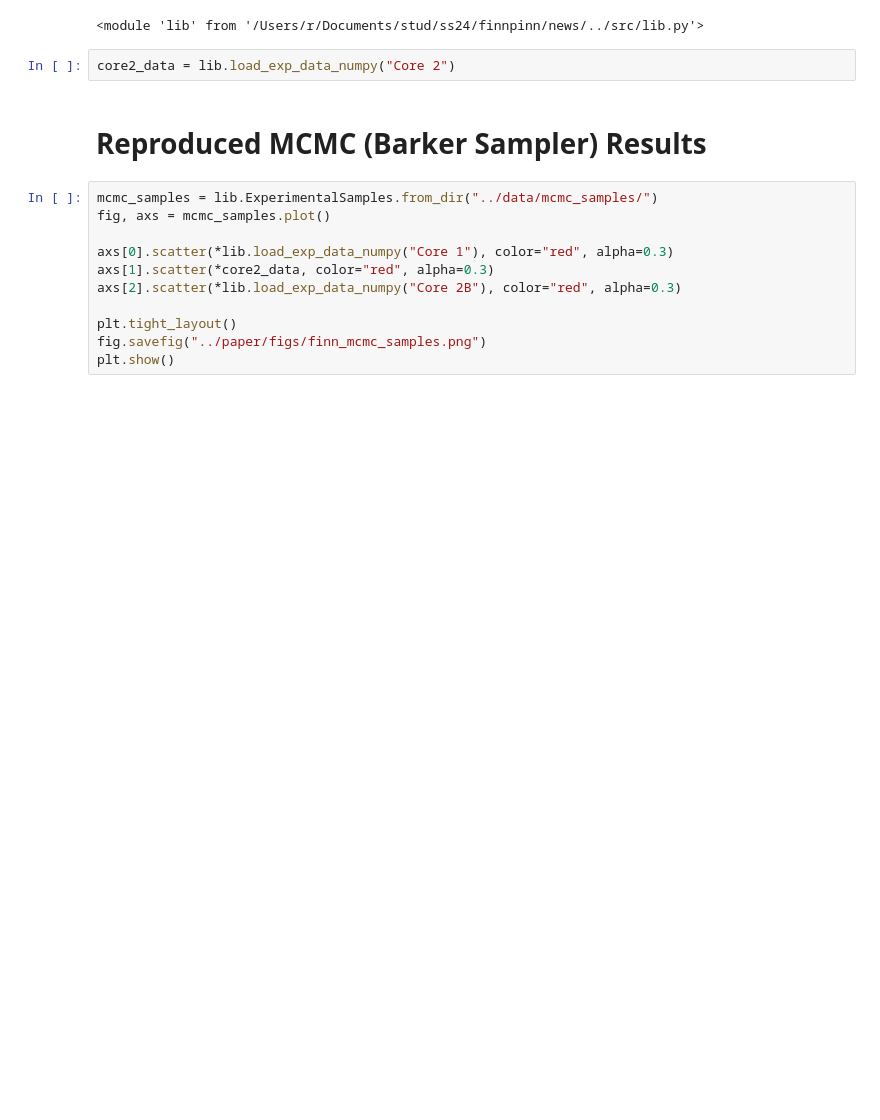
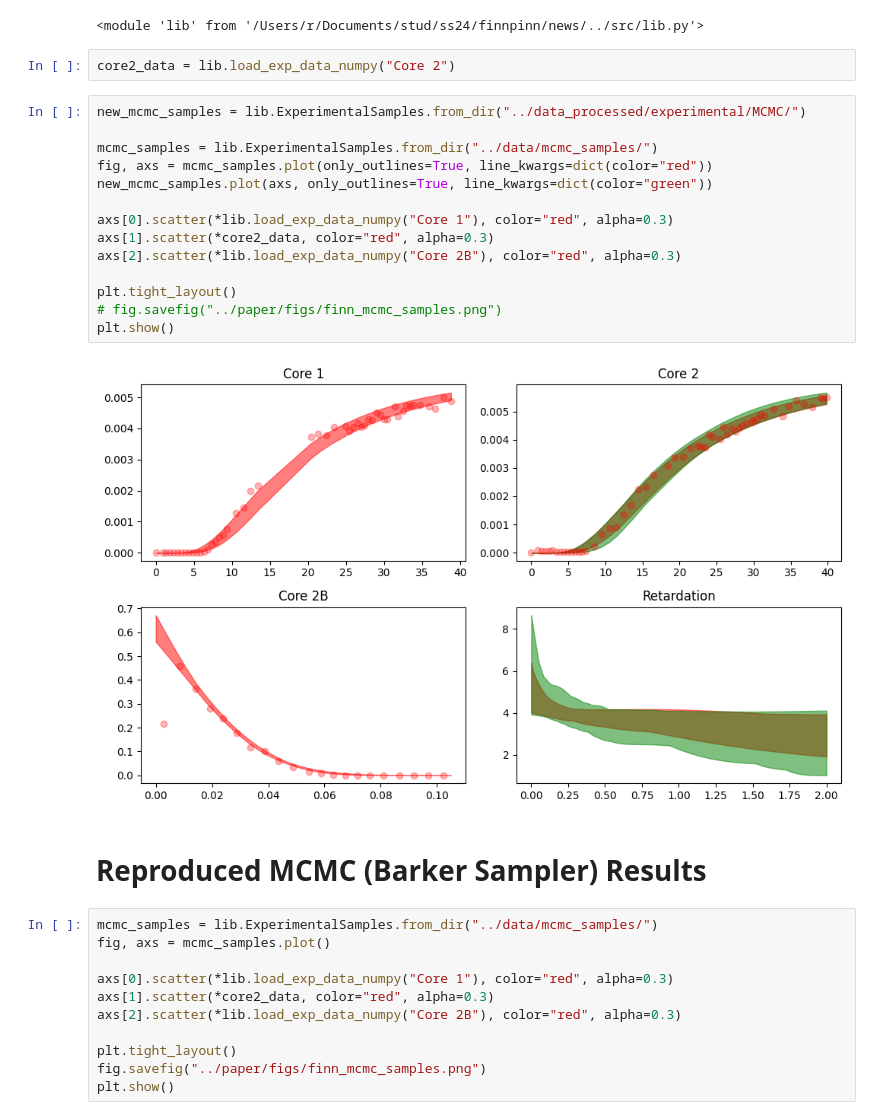
Before and after one commit to RiccardoFrenner/finn-nnpie, a Jupyter notebook: news/news_29102024.ipynb, the cells around one changed output. Drawn from its saved outputs; the diff is of its cells as text; blank space fills up the shorter version.

```diff
--- a/news/news_29102024.ipynb
+++ b/news/news_29102024.ipynb
@@ -17,6 +17,22 @@ importlib.reload(lib)
 <module 'lib' from '/Users/r/Documents/stud/ss24/finnpinn/news/../src/lib.py'>
 # %%
 core2_data = lib.load_exp_data_numpy("Core 2")
+# %%
+new_mcmc_samples = lib.ExperimentalSamples.from_dir("../data_processed/experimental/MCMC/")
+
+mcmc_samples = lib.ExperimentalSamples.from_dir("../data/mcmc_samples/")
+fig, axs = mcmc_samples.plot(only_outlines=True, line_kwargs=dict(color="red"))
+new_mcmc_samples.plot(axs, only_outlines=True, line_kwargs=dict(color="green"))
+
+axs[0].scatter(*lib.load_exp_data_numpy("Core 1"), color="red", alpha=0.3)
+axs[1].scatter(*core2_data, color="red", alpha=0.3)
+axs[2].scatter(*lib.load_exp_data_numpy("Core 2B"), color="red", alpha=0.3)
+
+plt.tight_layout()
+# fig.savefig("../paper/figs/finn_mcmc_samples.png")
+plt.show()
+# %% [output]
+[figure, added]
 # %% [markdown]
 # Reproduced MCMC (Barker Sampler) Results
 # %%
```
Also changed, not shown: 3 other files.
